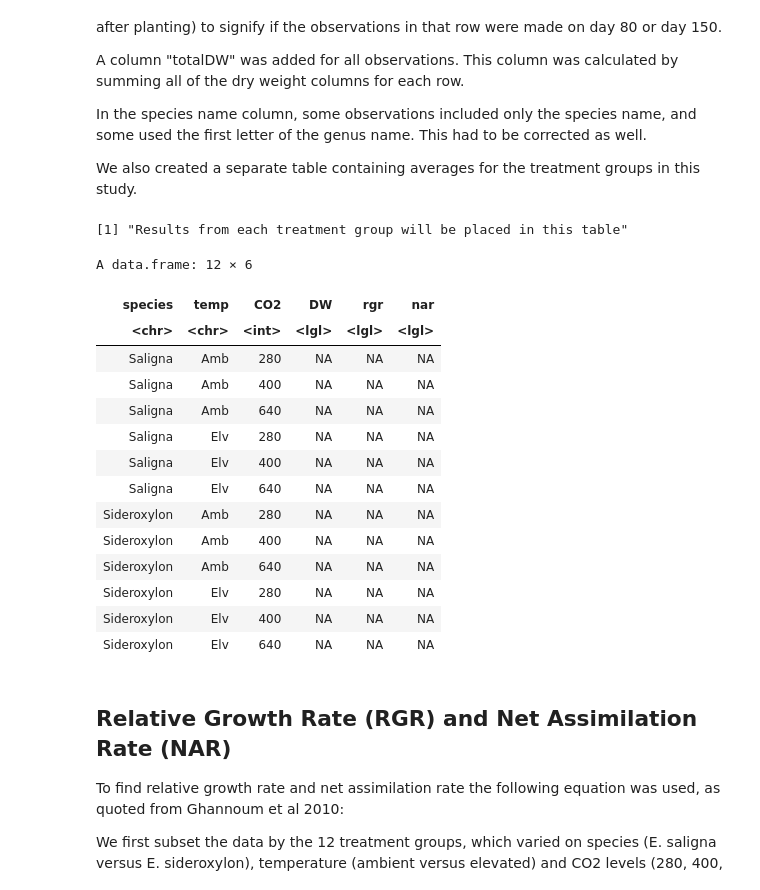
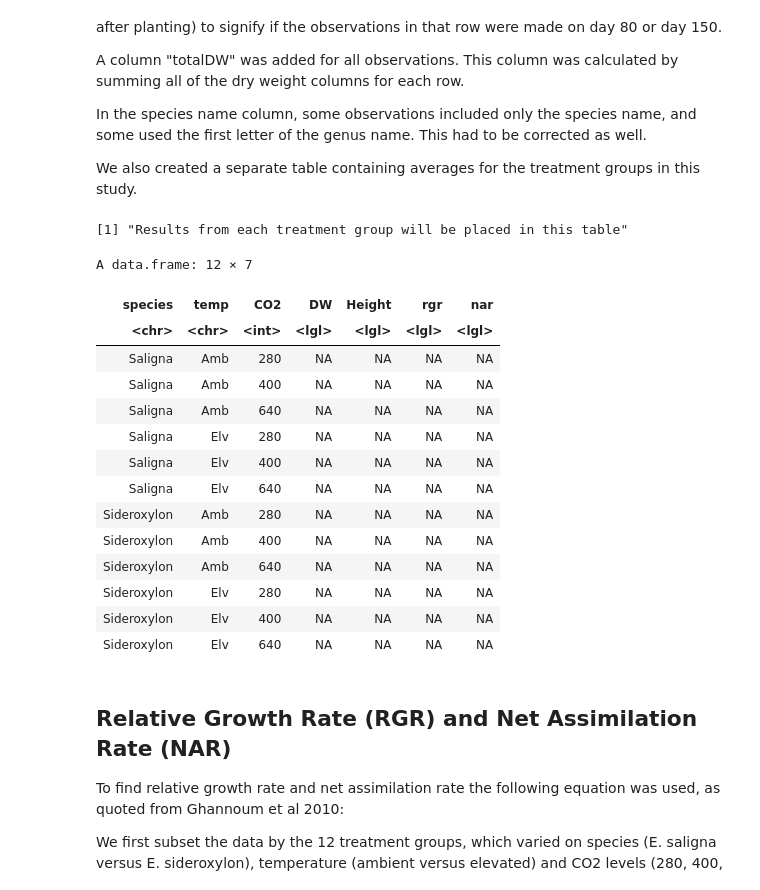
Before and after one commit to cangulo2/OCN682F22, a Jupyter notebook: Final_Project/Better version- Impacts of Environmental Conditions on Woody Plant Growth - Final Project.ipynb, the cells around one changed output. Cells and saved outputs as stored; diff of their text form; code cells hidden in the pictures.

```diff
--- a/Final_Project/Better version- Impacts of Environmental Conditions on Woody Plant Growth - Final Project.ipynb
+++ b/Final_Project/Better version- Impacts of Environmental Conditions on Woody Plant Growth - Final Project.ipynb
@@ -58,30 +70,31 @@ Ghannoum_b$Species[which(Ghannoum_b$Species=="E. saligna")] <- "Saligna" #fix a
 # %%
 print("Results from each treatment group will be placed in this table")
 species <- sort(rep(unique(Ghannoum_b$Species), 6))
 temp <- unique(Ghannoum_b$Temp) %>% rep(3) %>% sort
 CO2 <- unique(Ghannoum_b$CO2) %>% sort %>% rep(4)
 DW <- rep(NA, 12)
+Height <- rep(NA, 12)
 rgr <- rep(NA, 12)
 nar <- rep(NA, 12)
-group_data<- data.frame(species, temp, CO2, DW, rgr, nar)
+group_data<- data.frame(species, temp, CO2, DW, Height, rgr, nar)
 group_data #will contain the means of various metrics for each treatment group
 # %% [output]
 [1] "Results from each treatment group will be placed in this table"
-A data.frame: 12 × 6
+A data.frame: 12 × 7
-| species | temp | CO2 | DW | rgr | nar |
-| <chr> | <chr> | <int> | <lgl> | <lgl> | <lgl> |
-| Saligna | Amb | 280 | NA | NA | NA |
-| Saligna | Amb | 400 | NA | NA | NA |
-| Saligna | Amb | 640 | NA | NA | NA |
-| Saligna | Elv | 280 | NA | NA | NA |
-| Saligna | Elv | 400 | NA | NA | NA |
-| Saligna | Elv | 640 | NA | NA | NA |
-| Sideroxylon | Amb | 280 | NA | NA | NA |
-| Sideroxylon | Amb | 400 | NA | NA | NA |
-| Sideroxylon | Amb | 640 | NA | NA | NA |
-| Sideroxylon | Elv | 280 | NA | NA | NA |
-| Sideroxylon | Elv | 400 | NA | NA | NA |
-| Sideroxylon | Elv | 640 | NA | NA | NA |
+| species | temp | CO2 | DW | Height | rgr | nar |
+| <chr> | <chr> | <int> | <lgl> | <lgl> | <lgl> | <lgl> |
+| Saligna | Amb | 280 | NA | NA | NA | NA |
+| Saligna | Amb | 400 | NA | NA | NA | NA |
+| Saligna | Amb | 640 | NA | NA | NA | NA |
+| Saligna | Elv | 280 | NA | NA | NA | NA |
+| Saligna | Elv | 400 | NA | NA | NA | NA |
+| Saligna | Elv | 640 | NA | NA | NA | NA |
+| Sideroxylon | Amb | 280 | NA | NA | NA | NA |
+| Sideroxylon | Amb | 400 | NA | NA | NA | NA |
+| Sideroxylon | Amb | 640 | NA | NA | NA | NA |
+| Sideroxylon | Elv | 280 | NA | NA | NA | NA |
+| Sideroxylon | Elv | 400 | NA | NA | NA | NA |
+| Sideroxylon | Elv | 640 | NA | NA | NA | NA |
 # %% [markdown]
 ## Relative Growth Rate (RGR) and Net Assimilation Rate (NAR)
 To find relative growth rate and net assimilation rate the following equation was used, as quoted from Ghannoum et al 2010:
```
Also changed, not shown: parts of 5 cells of this notebook.
